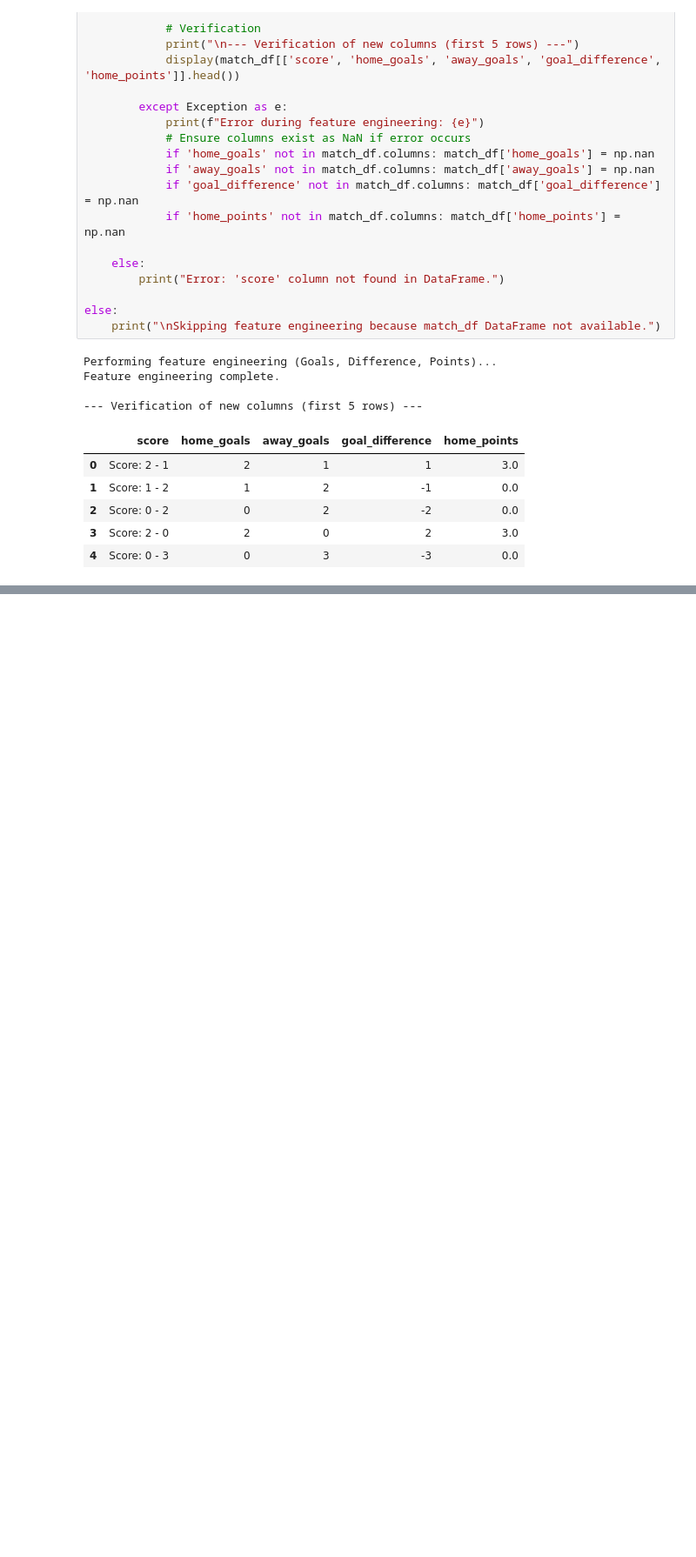
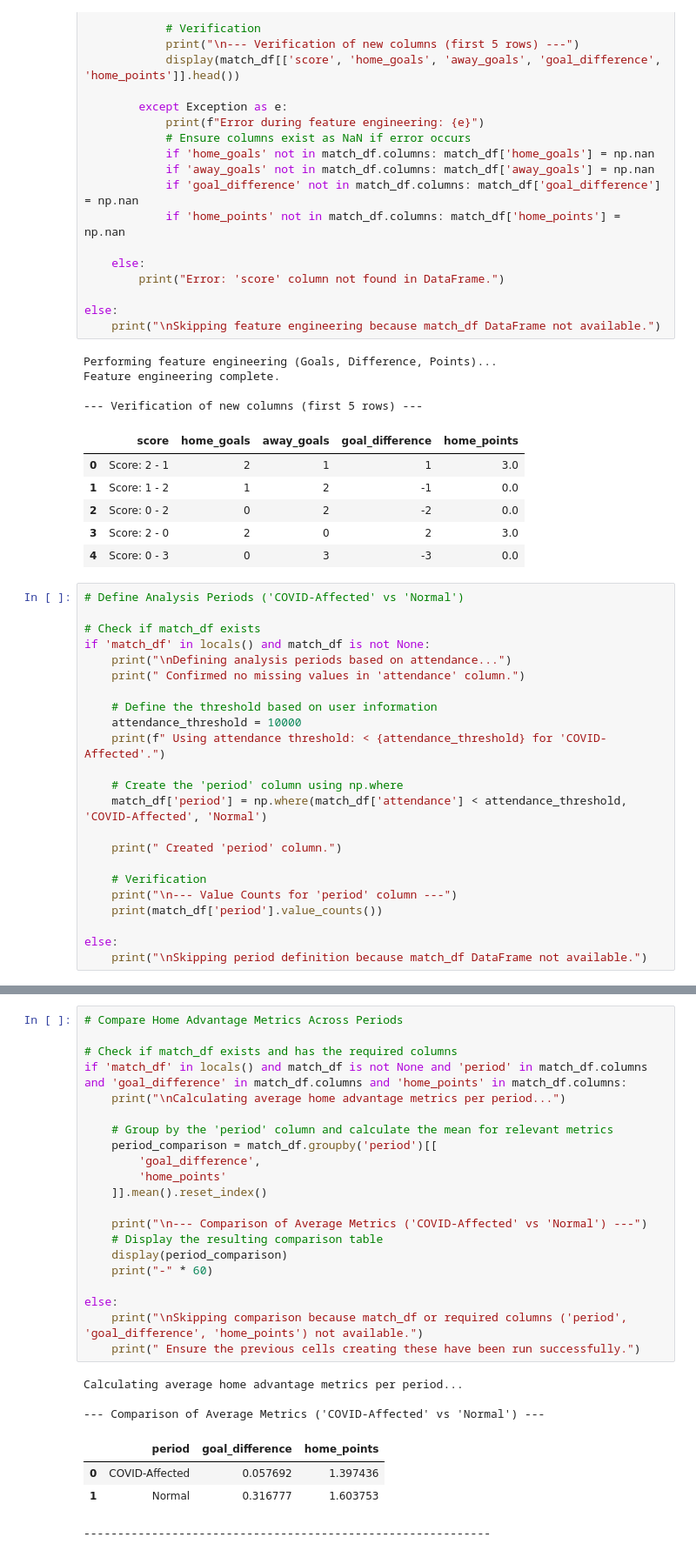
Before and after one commit to MDeighton004/premier-league-home-advantage, a Jupyter notebook: code/2_analysis.ipynb, the cells around one changed output, grey strips where cells are left out. Shown at 87% size. Drawn from its saved outputs; the diff is of its cells as text; blank space fills up the shorter version.

```diff
--- a/code/2_analysis.ipynb
+++ b/code/2_analysis.ipynb
@@ -173,3 +173,26 @@ Feature engineering complete.
 | 2 | Score: 0 - 2 | 0 | 2 | -2 | 0.0 |
 | 3 | Score: 2 - 0 | 2 | 0 | 2 | 3.0 |
 | 4 | Score: 0 - 3 | 0 | 3 | -3 | 0.0 |
+# %%
+# Define Analysis Periods ('COVID-Affected' vs 'Normal')
+
+# Check if match_df exists
+if 'match_df' in locals() and match_df is not None:
+    print("\nDefining analysis periods based on attendance...")
+    print(" Confirmed no missing values in 'attendance' column.")
+
+    # Define the threshold based on user information
+    attendance_threshold = 10000
+    print(f" Using attendance threshold: < {attendance_threshold} for 'COVID-Affected'.")
+
+    # Create the 'period' column using np.where
+    match_df['period'] = np.where(match_df['attendance'] < attendance_threshold, 'COVID-Affected', 'Normal')
+
+    print(" Created 'period' column.")
+
+    # Verification
+    print("\n--- Value Counts for 'period' column ---")
+    print(match_df['period'].value_counts())
+
+else:
+    print("\nSkipping period definition because match_df DataFrame not available.")
@@ -175,0 +209,29 @@ Feature engineering complete.
+# %%
+# Compare Home Advantage Metrics Across Periods
+
+# Check if match_df exists and has the required columns
+if 'match_df' in locals() and match_df is not None and 'period' in match_df.columns and 'goal_difference' in match_df.columns and 'home_points' in match_df.columns:
+    print("\nCalculating average home advantage metrics per period...")
+
+    # Group by the 'period' column and calculate the mean for relevant metrics
+    period_comparison = match_df.groupby('period')[[
+        'goal_difference',
+        'home_points'
+    ]].mean().reset_index()
+
+    print("\n--- Comparison of Average Metrics ('COVID-Affected' vs 'Normal') ---")
+    # Display the resulting comparison table
+    display(period_comparison)
+    print("-" * 60)
+
+else:
+    print("\nSkipping comparison because match_df or required columns ('period', 'goal_difference', 'home_points') not available.")
+    print(" Ensure the previous cells creating these have been run successfully.")
+# %% [output]
+Calculating average home advantage metrics per period...
+
+--- Comparison of Average Metrics ('COVID-Affected' vs 'Normal') ---
+|  | period | goal_difference | home_points |
+| 0 | COVID-Affected | 0.057692 | 1.397436 |
+| 1 | Normal | 0.316777 | 1.603753 |
+------------------------------------------------------------
```
Also changed, not shown: parts of 2 cells of this notebook, 1 other file.
